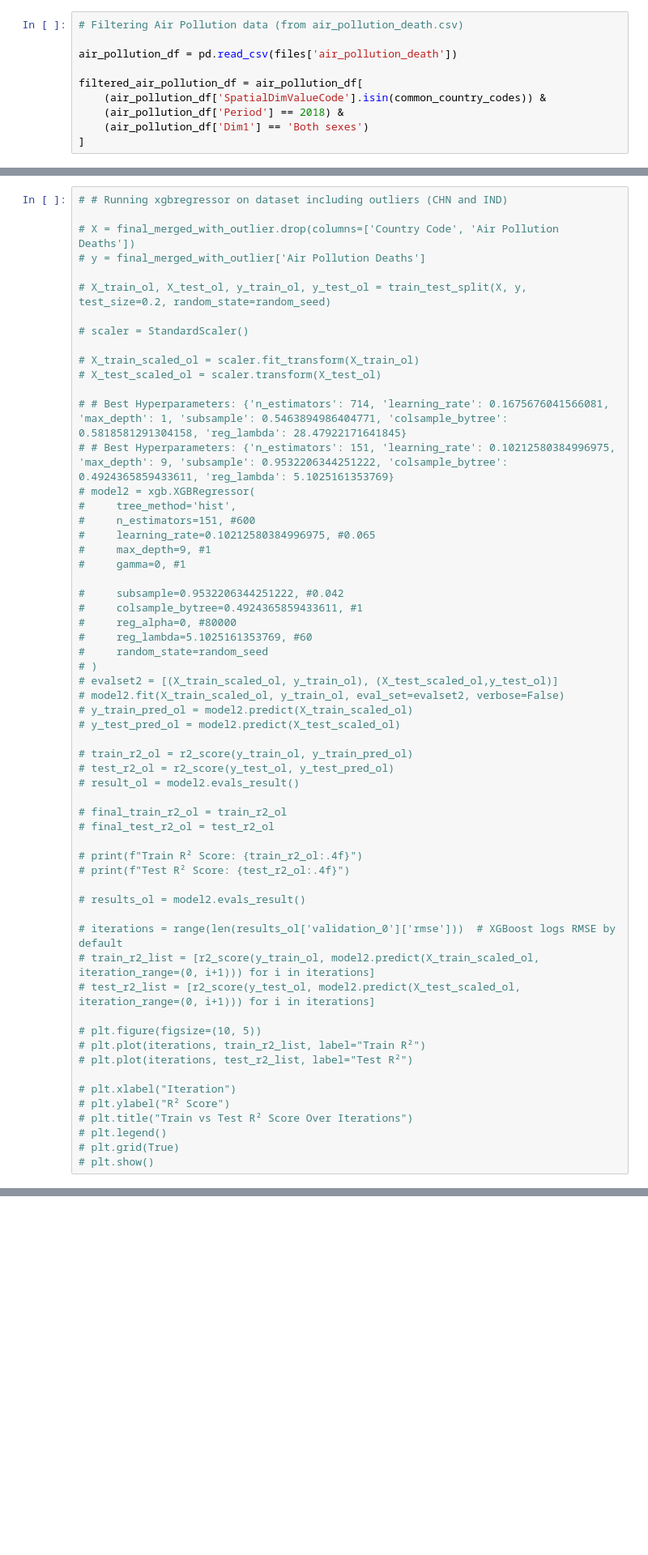
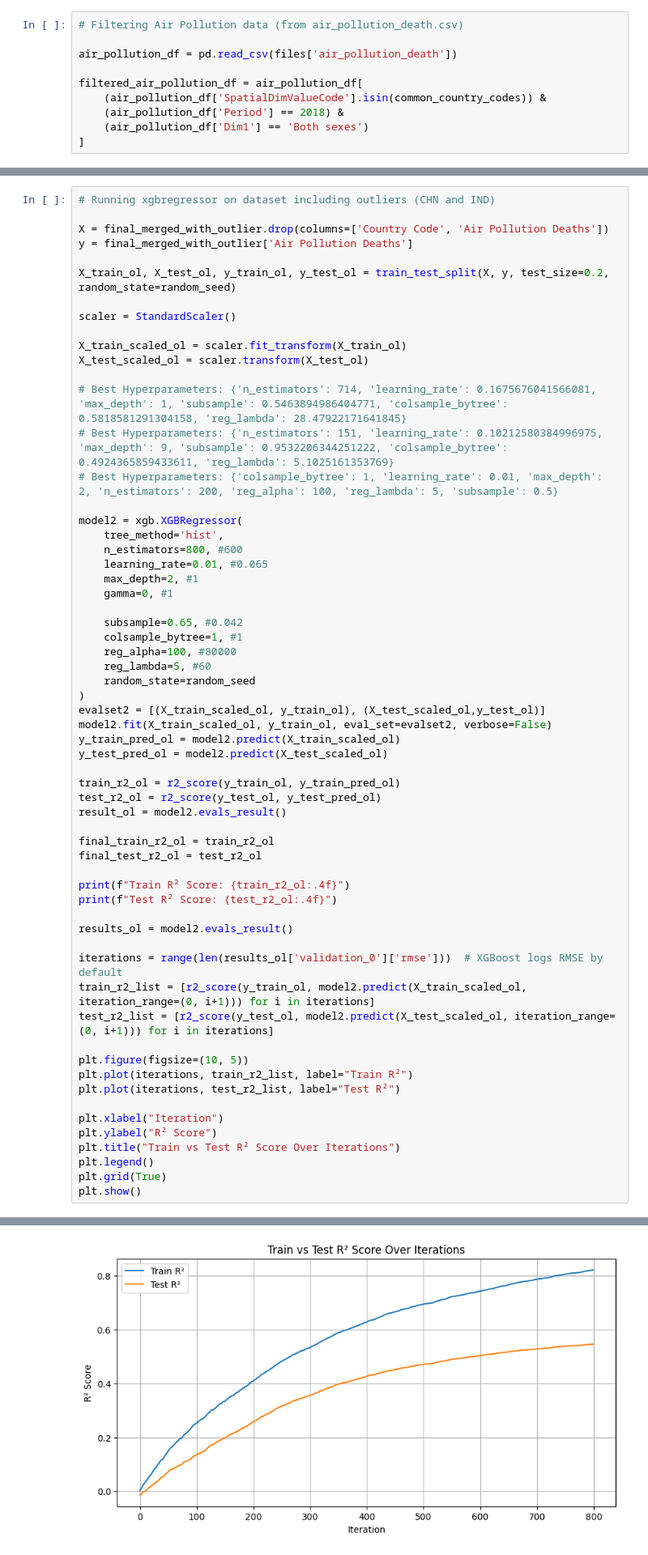
Before and after one commit to ezbananacat/Machine_Learning_Practice, a Jupyter notebook: coding_test_final.ipynb, the cells around one changed output, grey strips where cells are left out. Shown at 81% size. Cells and saved outputs as stored; diff of their text form; blank space fills up the shorter version.

```diff
--- a/coding_test_final.ipynb
+++ b/coding_test_final.ipynb
@@ -266,59 +301,62 @@ plt.show()
 # %%
-# # Running xgbregressor on dataset including outliers (CHN and IND)
+# Running xgbregressor on dataset including outliers (CHN and IND)
 
-# X = final_merged_with_outlier.drop(columns=['Country Code', 'Air Pollution Deaths'])
-# y = final_merged_with_outlier['Air Pollution Deaths']
+X = final_merged_with_outlier.drop(columns=['Country Code', 'Air Pollution Deaths'])
+y = final_merged_with_outlier['Air Pollution Deaths']
 
-# X_train_ol, X_test_ol, y_train_ol, y_test_ol = train_test_split(X, y, test_size=0.2, random_state=random_seed)
+X_train_ol, X_test_ol, y_train_ol, y_test_ol = train_test_split(X, y, test_size=0.2, random_state=random_seed)
 
-# scaler = StandardScaler()
+scaler = StandardScaler()
 
-# X_train_scaled_ol = scaler.fit_transform(X_train_ol)
-# X_test_scaled_ol = scaler.transform(X_test_ol)
+X_train_scaled_ol = scaler.fit_transform(X_train_ol)
+X_test_scaled_ol = scaler.transform(X_test_ol)
 
-# # Best Hyperparameters: {'n_estimators': 714, 'learning_rate': 0.1675676041566081, 'max_depth': 1, 'subsample': 0.5463894986404771, 'colsample_bytree': 0.5818581291304158, 'reg_lambda': 28.47922171641845}
-# # Best Hyperparameters: {'n_estimators': 151, 'learning_rate': 0.10212580384996975, 'max_depth': 9, 'subsample': 0.9532206344251222, 'colsample_bytree': 0.4924365859433611, 'reg_lambda': 5.1025161353769}
-# model2 = xgb.XGBRegressor(
-#     tree_method='hist',
-#     n_estimators=151, #600
-#     learning_rate=0.10212580384996975, #0.065
-#     max_depth=9, #1
-#     gamma=0, #1
+# Best Hyperparameters: {'n_estimators': 714, 'learning_rate': 0.1675676041566081, 'max_depth': 1, 'subsample': 0.5463894986404771, 'colsample_bytree': 0.5818581291304158, 'reg_lambda': 28.47922171641845}
+# Best Hyperparameters: {'n_estimators': 151, 'learning_rate': 0.10212580384996975, 'max_depth': 9, 'subsample': 0.9532206344251222, 'colsample_bytree': 0.4924365859433611, 'reg_lambda': 5.1025161353769}
+# Best Hyperparameters: {'colsample_bytree': 1, 'learning_rate': 0.01, 'max_depth': 2, 'n_estimators': 200, 'reg_alpha': 100, 'reg_lambda': 5, 'subsample': 0.5}
 
-#     subsample=0.9532206344251222, #0.042
-#     colsample_bytree=0.4924365859433611, #1
-#     reg_alpha=0, #80000
-#     reg_lambda=5.1025161353769, #60
-#     random_state=random_seed
-# )
-# evalset2 = [(X_train_scaled_ol, y_train_ol), (X_test_scaled_ol,y_test_ol)]
-# model2.fit(X_train_scaled_ol, y_train_ol, eval_set=evalset2, verbose=False)
-# y_train_pred_ol = model2.predict(X_train_scaled_ol)
-# y_test_pred_ol = model2.predict(X_test_scaled_ol)
+model2 = xgb.XGBRegressor(
+    tree_method='hist',
+    n_estimators=800, #600
+    learning_rate=0.01, #0.065
+    max_depth=2, #1
+    gamma=0, #1
 
-# train_r2_ol = r2_score(y_train_ol, y_train_pred_ol)
-# test_r2_ol = r2_score(y_test_ol, y_test_pred_ol)
-# result_ol = model2.evals_result()
+    subsample=0.65, #0.042
+    colsample_bytree=1, #1
+    reg_alpha=100, #80000
+    reg_lambda=5, #60
+    random_state=random_seed
+)
+evalset2 = [(X_train_scaled_ol, y_train_ol), (X_test_scaled_ol,y_test_ol)]
+model2.fit(X_train_scaled_ol, y_train_ol, eval_set=evalset2, verbose=False)
+y_train_pred_ol = model2.predict(X_train_scaled_ol)
+y_test_pred_ol = model2.predict(X_test_scaled_ol)
 
-# final_train_r2_ol = train_r2_ol
-# final_test_r2_ol = test_r2_ol
+train_r2_ol = r2_score(y_train_ol, y_train_pred_ol)
+test_r2_ol = r2_score(y_test_ol, y_test_pred_ol)
+result_ol = model2.evals_result()
 
-# print(f"Train R² Score: {train_r2_ol:.4f}")
-# print(f"Test R² Score: {test_r2_ol:.4f}")
+final_train_r2_ol = train_r2_ol
+final_test_r2_ol = test_r2_ol
 
-# results_ol = model2.evals_result()
+print(f"Train R² Score: {train_r2_ol:.4f}")
+print(f"Test R² Score: {test_r2_ol:.4f}")
 
-# iterations = range(len(results_ol['validation_0']['rmse']))  # XGBoost logs RMSE by default
-# train_r2_list = [r2_score(y_train_ol, model2.predict(X_train_scaled_ol, iteration_range=(0, i+1))) for i in iterations]
-# test_r2_list = [r2_score(y_test_ol, model2.predict(X_test_scaled_ol, iteration_range=(0, i+1))) for i in iterations]
+results_ol = model2.evals_result()
 
-# plt.figure(figsize=(10, 5))
-# plt.plot(iterations, train_r2_list, label="Train R²")
-# plt.plot(iterations, test_r2_list, label="Test R²")
+iterations = range(len(results_ol['validation_0']['rmse']))  # XGBoost logs RMSE by default
+train_r2_list = [r2_score(y_train_ol, model2.predict(X_train_scaled_ol, iteration_range=(0, i+1))) for i in iterations]
+test_r2_list = [r2_score(y_test_ol, model2.predict(X_test_scaled_ol, iteration_range=(0, i+1))) for i in iterations]
 
-# plt.xlabel("Iteration")
-# plt.ylabel("R² Score")
-# plt.title("Train vs Test R² Score Over Iterations")
-# plt.legend()
-# plt.grid(True)
-# plt.show()
+plt.figure(figsize=(10, 5))
+plt.plot(iterations, train_r2_list, label="Train R²")
+plt.plot(iterations, test_r2_list, label="Test R²")
+
+plt.xlabel("Iteration")
+plt.ylabel("R² Score")
+plt.title("Train vs Test R² Score Over Iterations")
+plt.legend()
+plt.grid(True)
+plt.show()
+# %% [output]
@@ -325,3 +365,4 @@ plt.show()
+[figure, added]
 # %%
 # Generating feature importance plot
 importance = model.get_booster().get_score(importance_type = 'gain')
```
Also changed, not shown: parts of 24 cells of this notebook.
